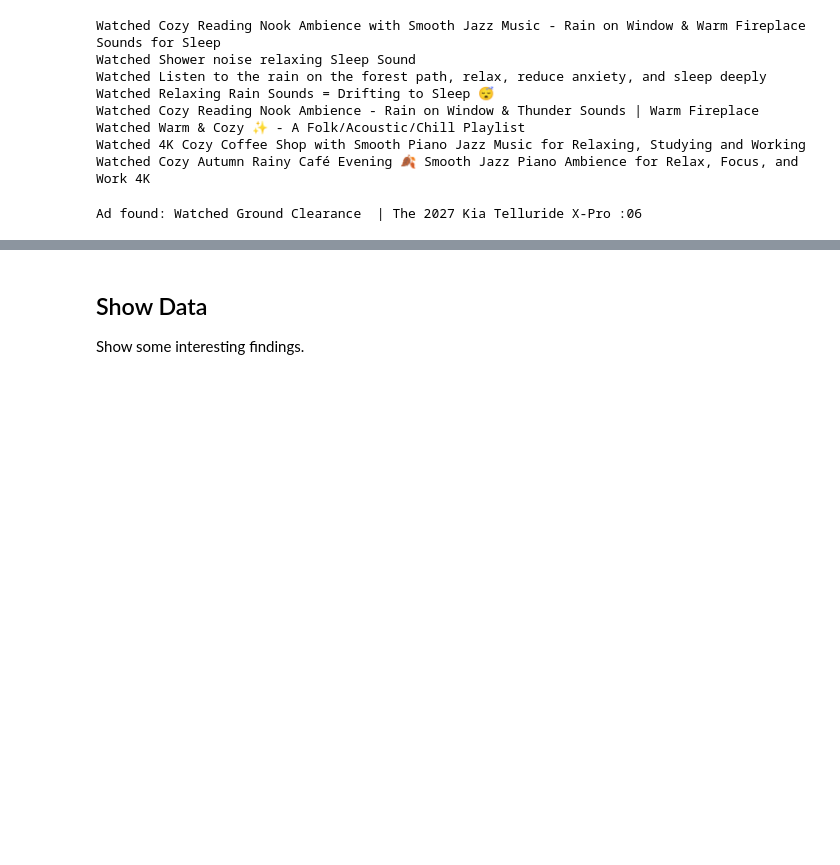
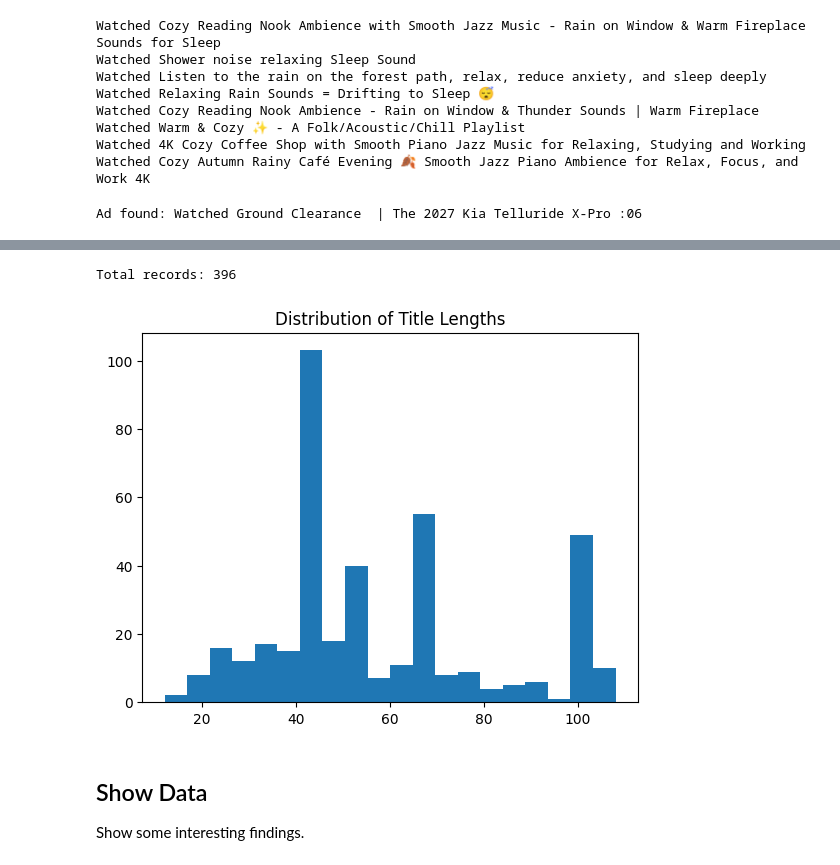
Before and after one commit to heatherrrrc4/5005_Milestone1, a Jupyter notebook: Project01.ipynb, the cells around one changed output, grey strips where cells are left out. Cells and saved outputs as stored; diff of their text form; code cells hidden in the pictures; blank space fills up the shorter version.

```diff
--- a/Project01.ipynb
+++ b/Project01.ipynb
@@ -65,3 +65,8 @@ for item in data:
   break
 # %% [output]
 Ad found: Watched Ground Clearance  | The 2027 Kia Telluride X-Pro :06
+# %%
+df = pd.DataFrame(data)
+
+print(df.head())
+print(df.columns)
@@ -68,3 +91,16 @@ Ad found: Watched Ground Clearance  | The 2027 Kia Telluride X-Pro :06
+# %%
+print("Total records:", len(df))
+
+# length of titles
+lengths = df["title"].apply(len)
+
+import matplotlib.pyplot as plt
+plt.hist(lengths, bins=20)  # x axies = length of titles, y axies = how many times do they appear
+plt.title("Distribution of Title Lengths")
+plt.show()
+# %% [output]
+Total records: 396
+[figure, added]
 # %% [markdown]
 ## Show Data
 
```
Also changed, not shown: parts of 3 cells of this notebook.
